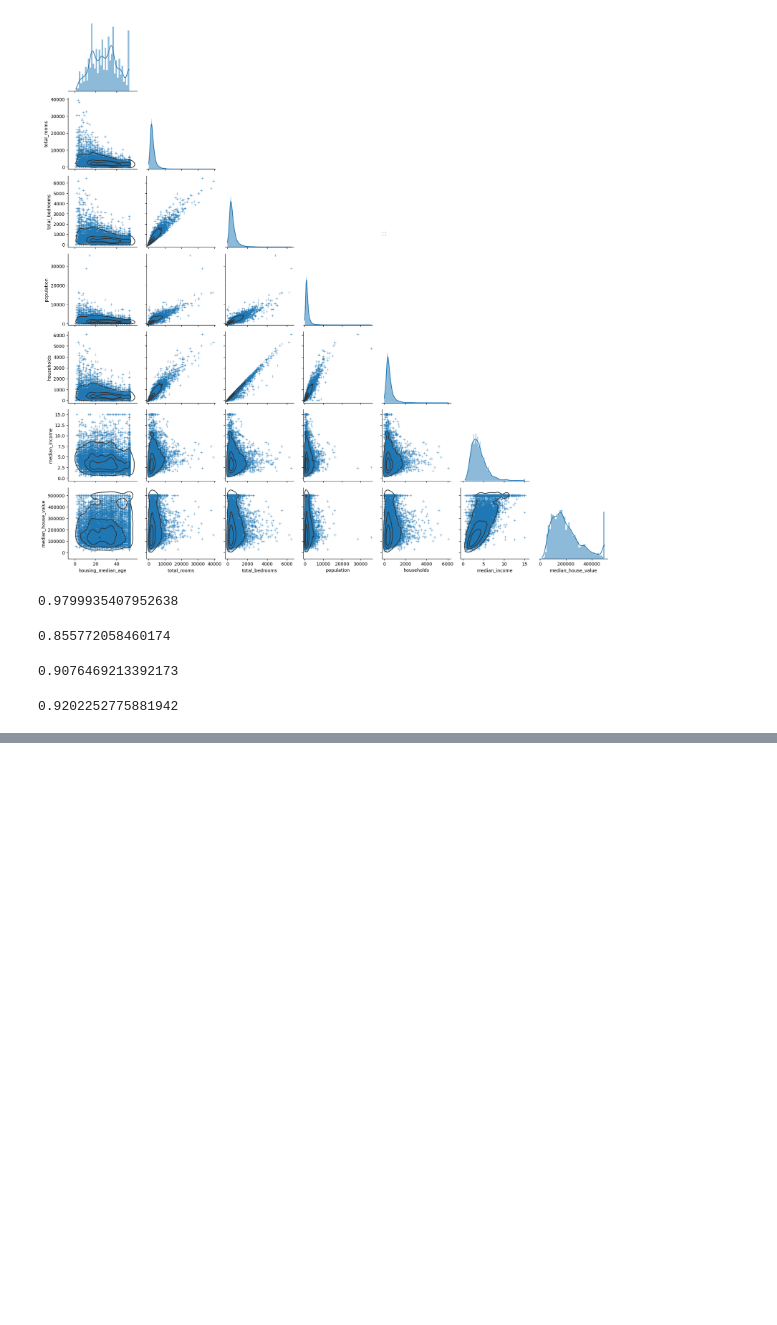
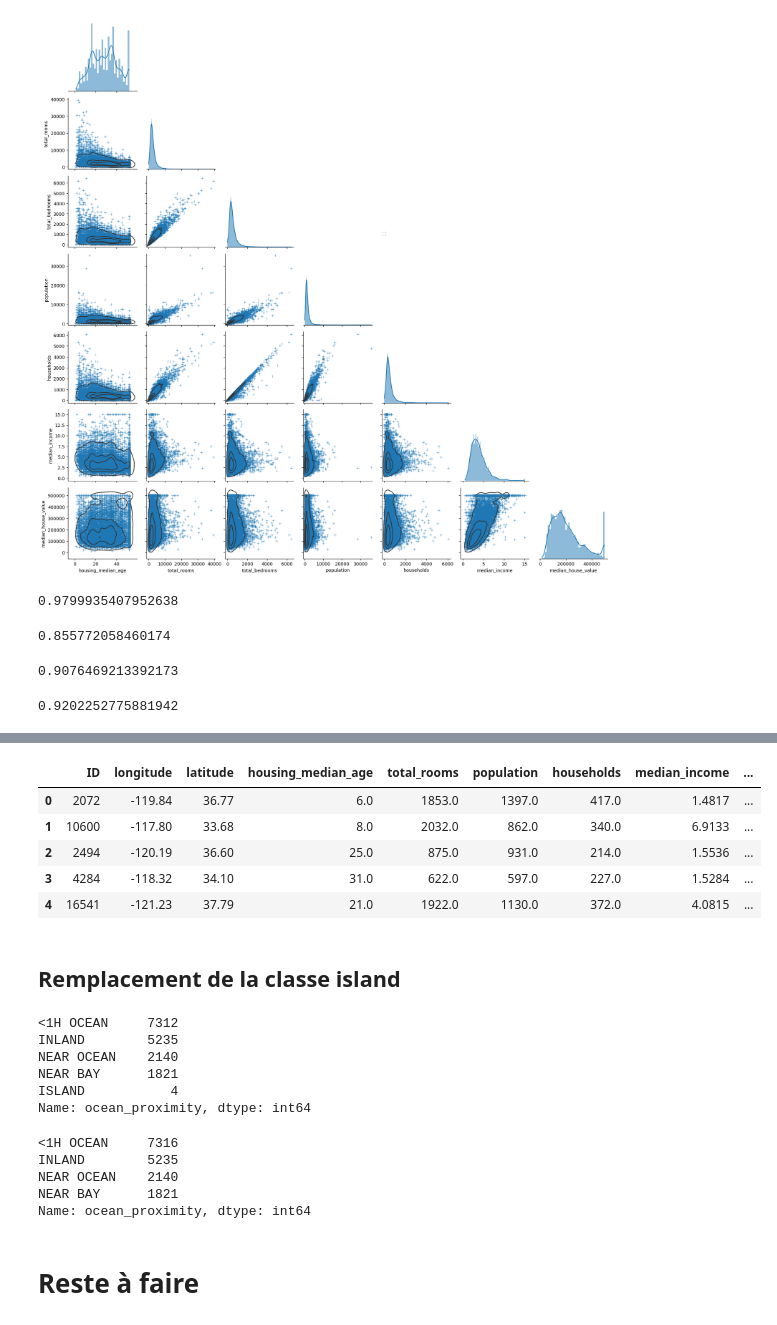
Before and after one commit to TristanLeMoyec/Projet-Immo, a Jupyter notebook: notebook_EDA.ipynb, the cells around one changed output, grey strips where cells are left out. Cells and saved outputs as stored; diff of their text form; code cells hidden in the pictures; blank space fills up the shorter version.

```diff
--- a/notebook_EDA.ipynb
+++ b/notebook_EDA.ipynb
@@ -258,0 +281,20 @@ data['total_rooms'].corr(data['households'])
+# %%
+data.head()
+# %% [output]
+|  | ID | longitude | latitude | housing_median_age | total_rooms | population | households | median_income | ... |
+| 0 | 2072 | -119.84 | 36.77 | 6.0 | 1853.0 | 1397.0 | 417.0 | 1.4817 | ... |
+| 1 | 10600 | -117.80 | 33.68 | 8.0 | 2032.0 | 862.0 | 340.0 | 6.9133 | ... |
+| 2 | 2494 | -120.19 | 36.60 | 25.0 | 875.0 | 931.0 | 214.0 | 1.5536 | ... |
+| 3 | 4284 | -118.32 | 34.10 | 31.0 | 622.0 | 597.0 | 227.0 | 1.5284 | ... |
+| 4 | 16541 | -121.23 | 37.79 | 21.0 | 1922.0 | 1130.0 | 372.0 | 4.0815 | ... |
+# %% [markdown]
+## Remplacement de la classe island
+# %%
+data['ocean_proximity'].value_counts()
+# %% [output]
+<1H OCEAN     7312
+INLAND        5235
+NEAR OCEAN    2140
+NEAR BAY      1821
+ISLAND           4
+Name: ocean_proximity, dtype: int64
@@ -258,0 +303,10 @@ data['total_rooms'].corr(data['households'])
+# %%
+data['ocean_proximity'].value_counts()
+# %% [output]
+<1H OCEAN     7316
+INLAND        5235
+NEAR OCEAN    2140
+NEAR BAY      1821
+Name: ocean_proximity, dtype: int64
+# %% [markdown]
+# Reste à faire
```
Also changed, not shown: parts of 9 cells of this notebook.
